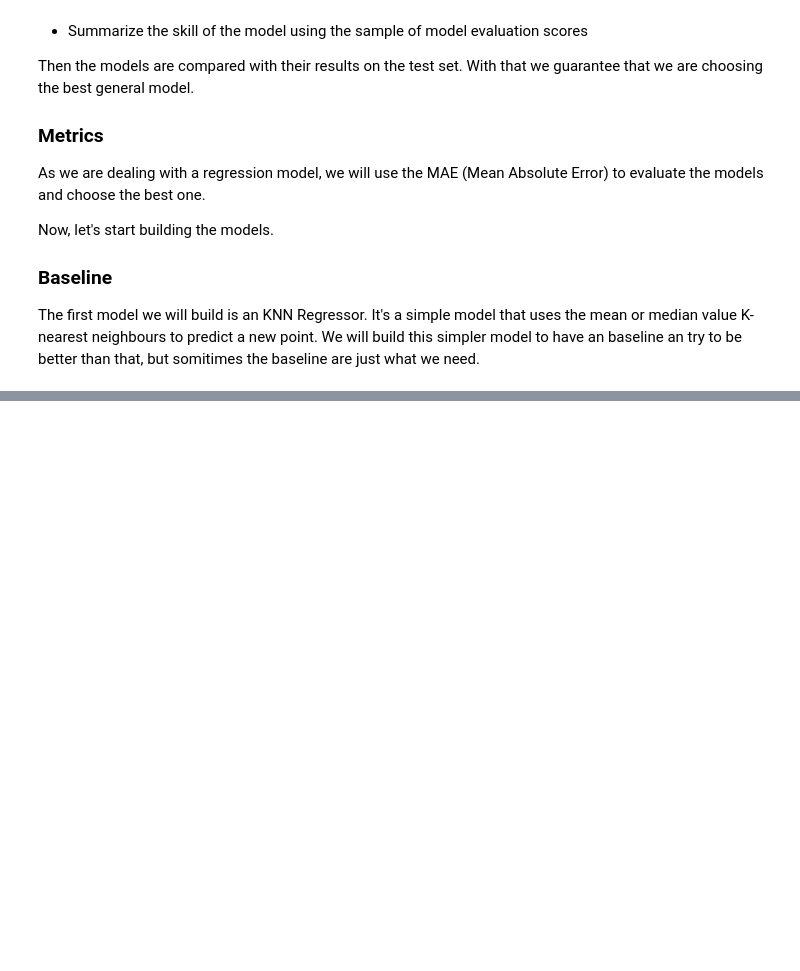
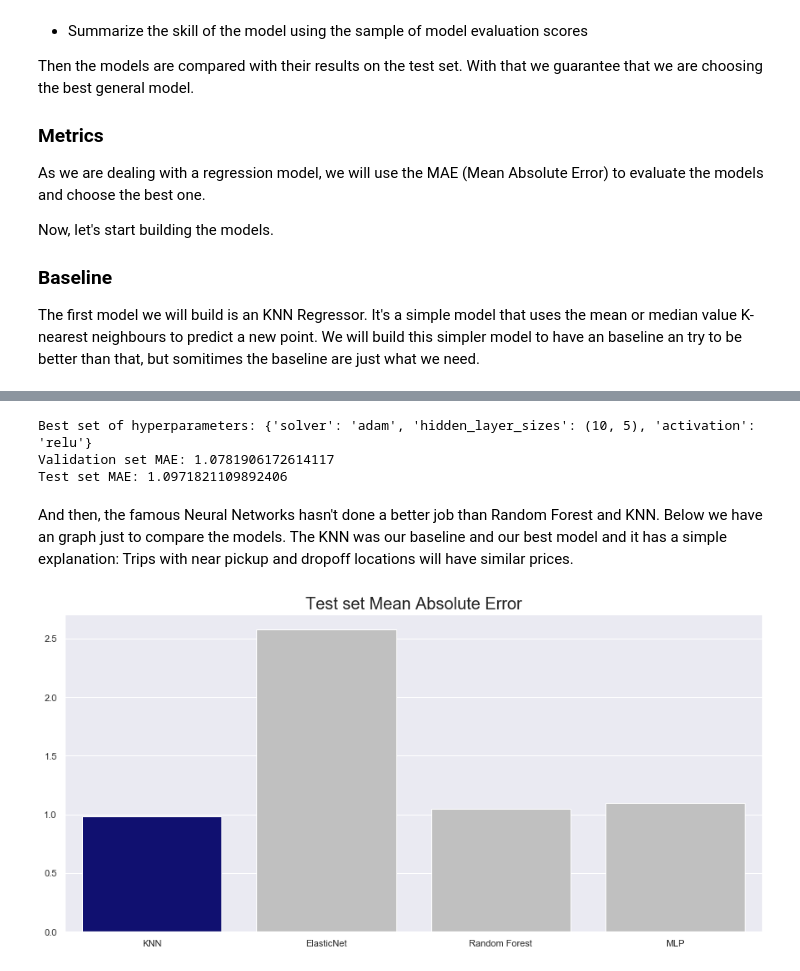
Before and after one commit to debortolithullio/NYC-Taxi-Trips, a Jupyter notebook: Analysis.ipynb, the cells around one changed output, grey strips where cells are left out. Drawn from its saved outputs; the diff is of its cells as text; code cells hidden in the pictures; blank space fills up the shorter version.

```diff
--- a/Analysis.ipynb
+++ b/Analysis.ipynb
@@ -508,0 +634,5 @@ The first model we will build is an KNN Regressor. It's a simple model that uses
+# %%
+test_results['Random Forest'] = -search.score(X_test, y_test)
+print('Best set of hyperparameters:', search.best_params_)
+print('Validation set MAE:', -search.best_score_)
+print('Test set MAE:', test_results['Random Forest'])
@@ -508,0 +649,15 @@ The first model we will build is an KNN Regressor. It's a simple model that uses
+# %%
+from sklearn.preprocessing import StandardScaler
+
+scaler = StandardScaler()
+X_train_scaled = scaler.fit_transform(X_train)
+X_test_scaled = scaler.transform(X_test)
+# %%
+parametersGrid = {'hidden_layer_sizes': [(10,5), (10,), (8,4), (8,)],
+               'activation': ['relu', 'tanh'],
+               'solver': ['sgd', 'adam']}
+
+mlp = MLPRegressor(random_state = 42, batch_size=10000)
+grid = RandomizedSearchCV(mlp, parametersGrid, random_state=42, cv = 10,
+                         scoring='neg_mean_absolute_error', verbose=5, n_jobs=-1)
+search = grid.fit(X_train_scaled, y_train)
@@ -508,0 +670,19 @@ The first model we will build is an KNN Regressor. It's a simple model that uses
+# %%
+test_results['MLP'] = -search.score(X_test_scaled, y_test)
+print('Best set of hyperparameters:', search.best_params_)
+print('Validation set MAE:', -search.best_score_)
+print('Test set MAE:', test_results['MLP'])
+# %% [output]
+Best set of hyperparameters: {'solver': 'adam', 'hidden_layer_sizes': (10, 5), 'activation': 'relu'}
+Validation set MAE: 1.0781906172614117
+Test set MAE: 1.0971821109892406
+# %% [markdown]
+And then, the famous Neural Networks hasn't done a better job than Random Forest and KNN. Below we have an graph just to compare the models. The KNN was our baseline and our best model and it has a simple explanation: Trips with near pickup and dropoff locations will have similar prices.
+# %%
+plt.rcParams['figure.figsize'] = [15, 7]
+sns.barplot(x=list(test_results.keys()), y=list(test_results.values()), palette=['navy', 'silver', 'silver', 'silver'])
+
+ax = plt.gca()
+ax.set_title('Test set Mean Absolute Error', fontsize = 20);
+# %% [output]
+[figure, added]
```
Also changed, not shown: parts of 21 cells of this notebook.
